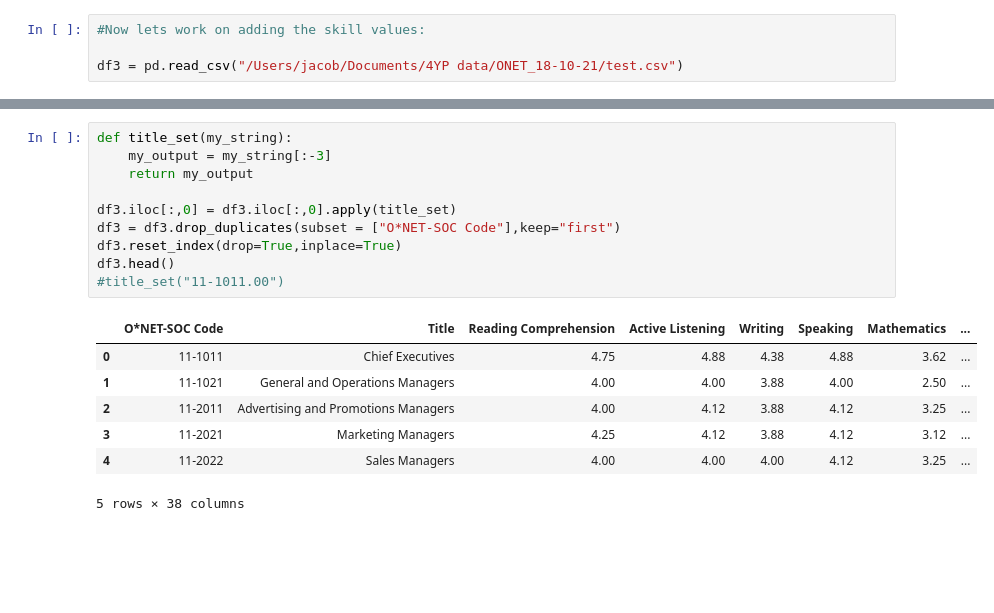
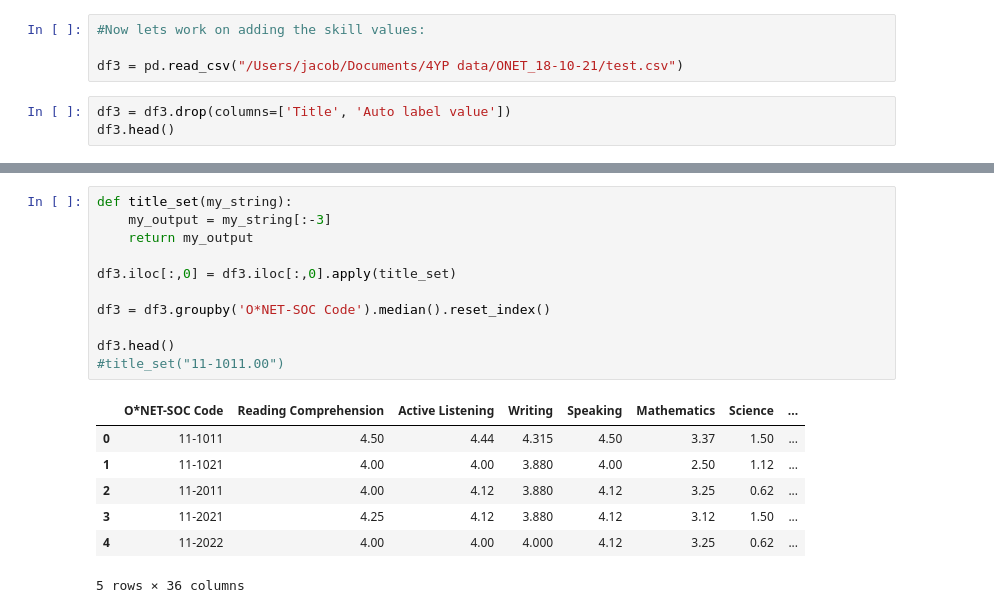
Before and after one commit to JGolub99/Future-of-work, a Jupyter notebook: ONET_18-10-21/regressing_doc.ipynb, the cells around one changed output, grey strips where cells are left out. Saved outputs shown, nothing was run; the diff lists cells and outputs as text; blank space fills up the shorter version.

```diff
--- a/ONET_18-10-21/regressing_doc.ipynb
+++ b/ONET_18-10-21/regressing_doc.ipynb
@@ -80,3 +98,6 @@ df1.head()
 #Now lets work on adding the skill values:
 
 df3 = pd.read_csv("/Users/jacob/Documents/4YP data/ONET_18-10-21/test.csv")
+# %%
+df3 = df3.drop(columns=['Title', 'Auto label value'])
+df3.head()
@@ -83,18 +132,19 @@ df3 = pd.read_csv("/Users/jacob/Documents/4YP data/ONET_18-10-21/test.csv")
 # %%
 def title_set(my_string):
     my_output = my_string[:-3]
     return my_output
 
 df3.iloc[:,0] = df3.iloc[:,0].apply(title_set)
-df3 = df3.drop_duplicates(subset = ["O*NET-SOC Code"],keep="first")
-df3.reset_index(drop=True,inplace=True)
+
+df3 = df3.groupby('O*NET-SOC Code').median().reset_index()
+
 df3.head()
 #title_set("11-1011.00")
 # %% [output]
-|  | O*NET-SOC Code | Title | Reading Comprehension | Active Listening | Writing | Speaking | Mathematics | ... |
-| 0 | 11-1011 | Chief Executives | 4.75 | 4.88 | 4.38 | 4.88 | 3.62 | ... |
-| 1 | 11-1021 | General and Operations Managers | 4.00 | 4.00 | 3.88 | 4.00 | 2.50 | ... |
-| 2 | 11-2011 | Advertising and Promotions Managers | 4.00 | 4.12 | 3.88 | 4.12 | 3.25 | ... |
-| 3 | 11-2021 | Marketing Managers | 4.25 | 4.12 | 3.88 | 4.12 | 3.12 | ... |
-| 4 | 11-2022 | Sales Managers | 4.00 | 4.00 | 4.00 | 4.12 | 3.25 | ... |
+|  | O*NET-SOC Code | Reading Comprehension | Active Listening | Writing | Speaking | Mathematics | Science | ... |
+| 0 | 11-1011 | 4.50 | 4.44 | 4.315 | 4.50 | 3.37 | 1.50 | ... |
+| 1 | 11-1021 | 4.00 | 4.00 | 3.880 | 4.00 | 2.50 | 1.12 | ... |
+| 2 | 11-2011 | 4.00 | 4.12 | 3.880 | 4.12 | 3.25 | 0.62 | ... |
+| 3 | 11-2021 | 4.25 | 4.12 | 3.880 | 4.12 | 3.12 | 1.50 | ... |
+| 4 | 11-2022 | 4.00 | 4.00 | 4.000 | 4.12 | 3.25 | 0.62 | ... |
-5 rows × 38 columns
+5 rows × 36 columns
```
Also changed, not shown: parts of 18 cells of this notebook, 23 other files.
